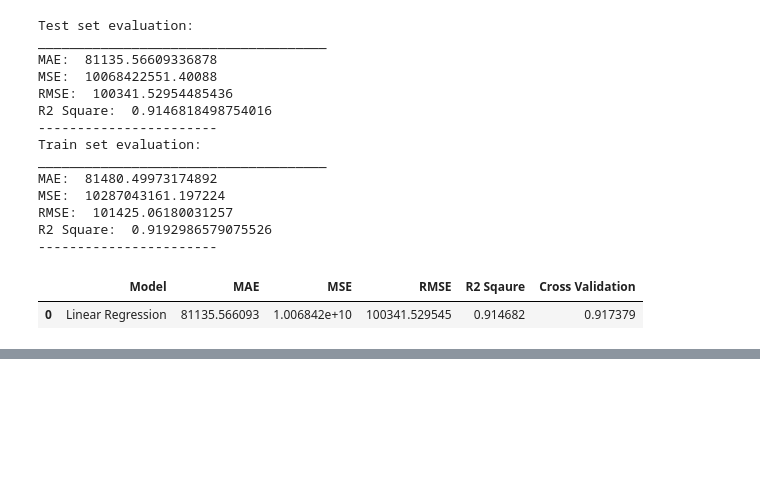
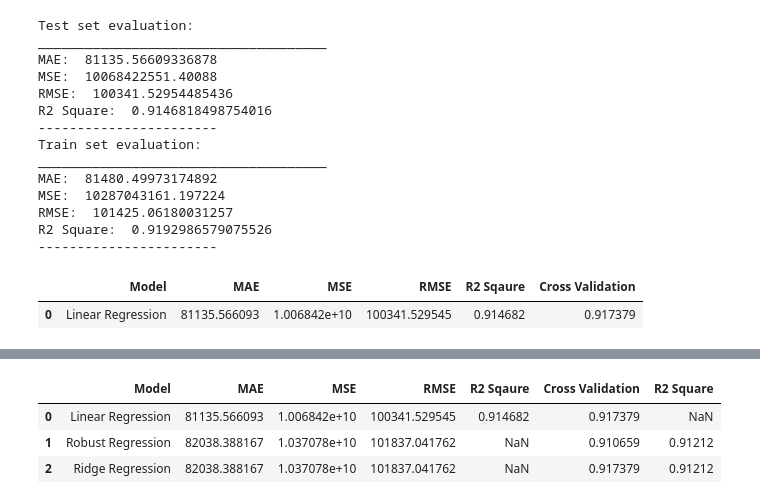
Before and after one commit to eldridgeribeiro04/All-Of-Linear, a Jupyter notebook: USA Housing DS.ipynb, the cells around one changed output, grey strips where cells are left out. Drawn from its saved outputs; the diff is of its cells as text; code cells hidden in the pictures; blank space fills up the shorter version.

```diff
--- a/USA Housing DS.ipynb
+++ b/USA Housing DS.ipynb
@@ -255,2 +253,17 @@ results_df
 # %%
 #Ridge Regression
+
+from sklearn.linear_model import Ridge
+
+model = Ridge(alpha=100, solver='cholesky', tol = 0.0001, random_state=42)
+model.fit(X_train, y_train)
+pred = model.predict(X_test)
+
+test_pred = model.predict(X_test)
+train_pred = model.predict(X_train)
+
+print("Test Set Evaluation:\n---------------------")
+print_evaluate(y_test, test_pred)
+
+print("Train set evaluation:\n--------------------")
+print_evaluate(y_train, train_pred)
@@ -256,0 +285,10 @@ results_df
+# %%
+results_df_2 = pd.DataFrame(data=[['Ridge Regression', *evaluate(y_test, test_pred), cross_val(Ridge())]],
+                          columns=["Model", 'MAE', 'MSE', 'RMSE', 'R2 Square', 'Cross Validation'])
+results_df = results_df.append(results_df_2, ignore_index=True)
+results_df
+# %% [output]
+|  | Model | MAE | MSE | RMSE | R2 Sqaure | Cross Validation | R2 Square |
+| 0 | Linear Regression | 81135.566093 | 1.006842e+10 | 100341.529545 | 0.914682 | 0.917379 | NaN |
+| 1 | Robust Regression | 82038.388167 | 1.037078e+10 | 101837.041762 | NaN | 0.910659 | 0.91212 |
+| 2 | Ridge Regression | 82038.388167 | 1.037078e+10 | 101837.041762 | NaN | 0.917379 | 0.91212 |
```
Also changed, not shown: parts of 5 cells of this notebook.
